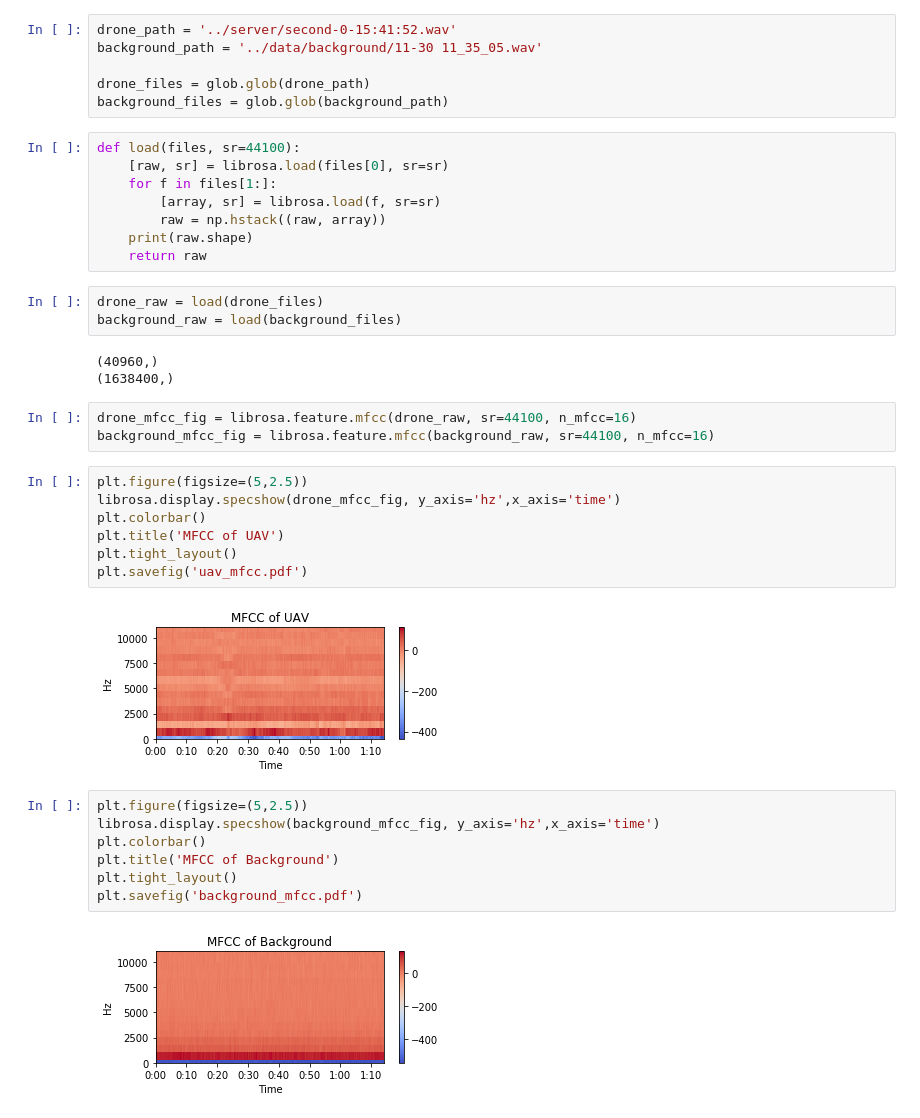
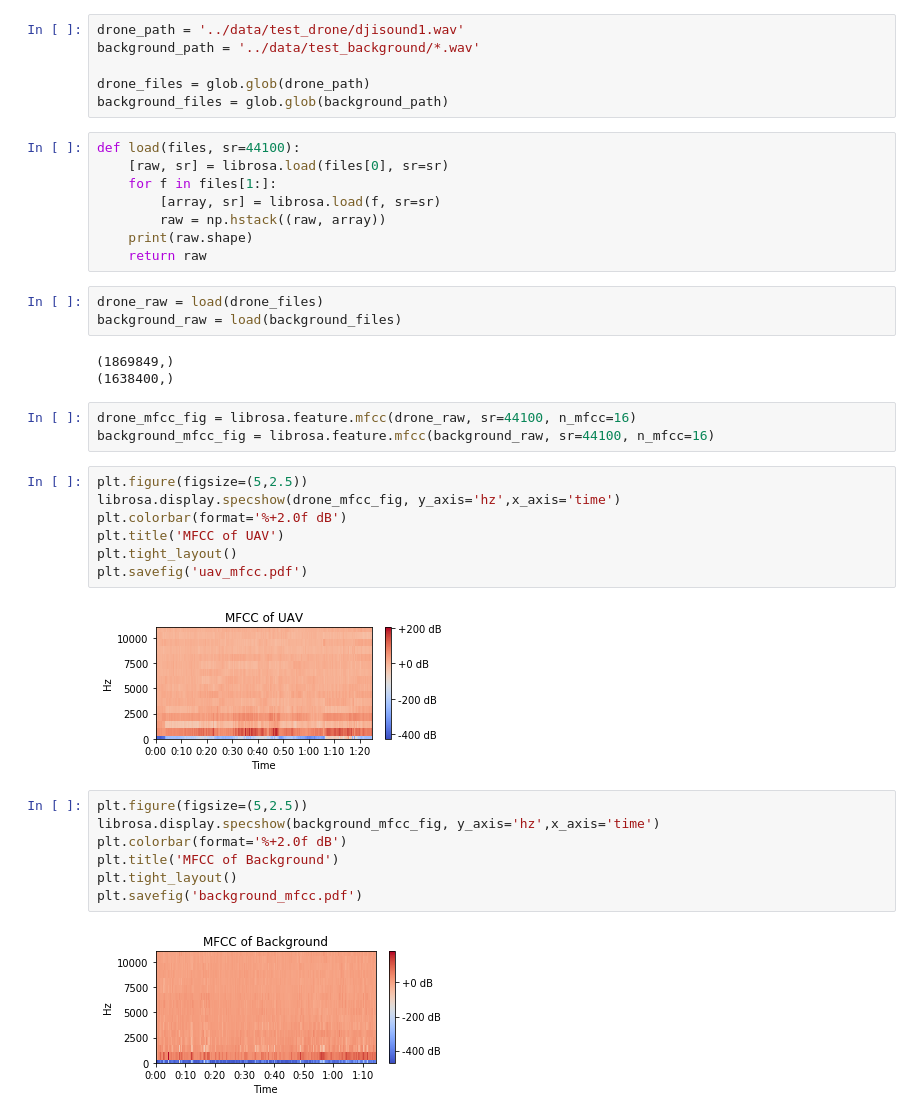
Before and after one commit to gunhoo/Drone-Tracking, a Jupyter notebook: notebook/spectrogram.ipynb, the cells around one changed output. Saved outputs shown, nothing was run; the diff lists cells and outputs as text.

```diff
--- a/notebook/spectrogram.ipynb
+++ b/notebook/spectrogram.ipynb
@@ -5,8 +5,8 @@ import glob
 import numpy as np
 import librosa.display
 # %%
-drone_path = '../server/second-0-15:41:52.wav'
-background_path = '../data/background/11-30 11_35_05.wav'
+drone_path = '../data/test_drone/djisound1.wav'
+background_path = '../data/test_background/*.wav'
 
 drone_files = glob.glob(drone_path)
 background_files = glob.glob(background_path)
@@ -22,7 +22,7 @@ def load(files, sr=44100):
 drone_raw = load(drone_files)
 background_raw = load(background_files)
 # %% [output]
-(40960,)
+(1869849,)
 (1638400,)
 # %%
 drone_mfcc_fig = librosa.feature.mfcc(drone_raw, sr=44100, n_mfcc=16)
@@ -30,19 +30,19 @@ background_mfcc_fig = librosa.feature.mfcc(background_raw, sr=44100, n_mfcc=16)
 # %%
 plt.figure(figsize=(5,2.5))
 librosa.display.specshow(drone_mfcc_fig, y_axis='hz',x_axis='time')
-plt.colorbar()
+plt.colorbar(format='%+2.0f dB')
 plt.title('MFCC of UAV')
 plt.tight_layout()
 plt.savefig('uav_mfcc.pdf')
 # %% [output]
-[figure, old version]
+[figure, new version]
 # %%
 plt.figure(figsize=(5,2.5))
 librosa.display.specshow(background_mfcc_fig, y_axis='hz',x_axis='time')
-plt.colorbar()
+plt.colorbar(format='%+2.0f dB')
 plt.title('MFCC of Background')
 plt.tight_layout()
 plt.savefig('background_mfcc.pdf')
 # %% [output]
-[figure, old version]
+[figure, new version]
 # %%
```
Also changed, not shown: parts of 2 cells of this notebook, 16 other files.
